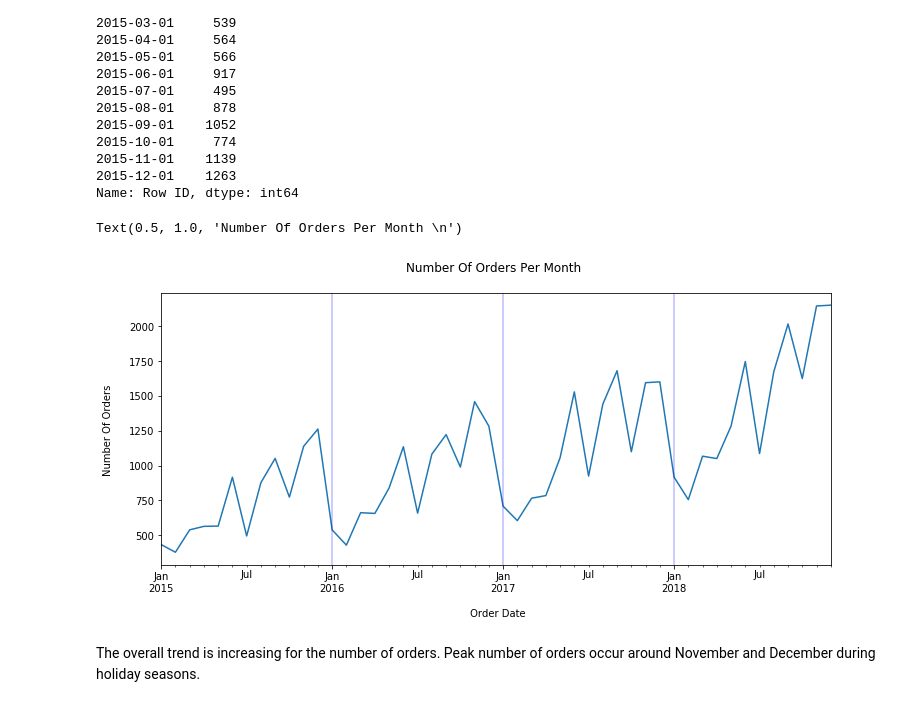
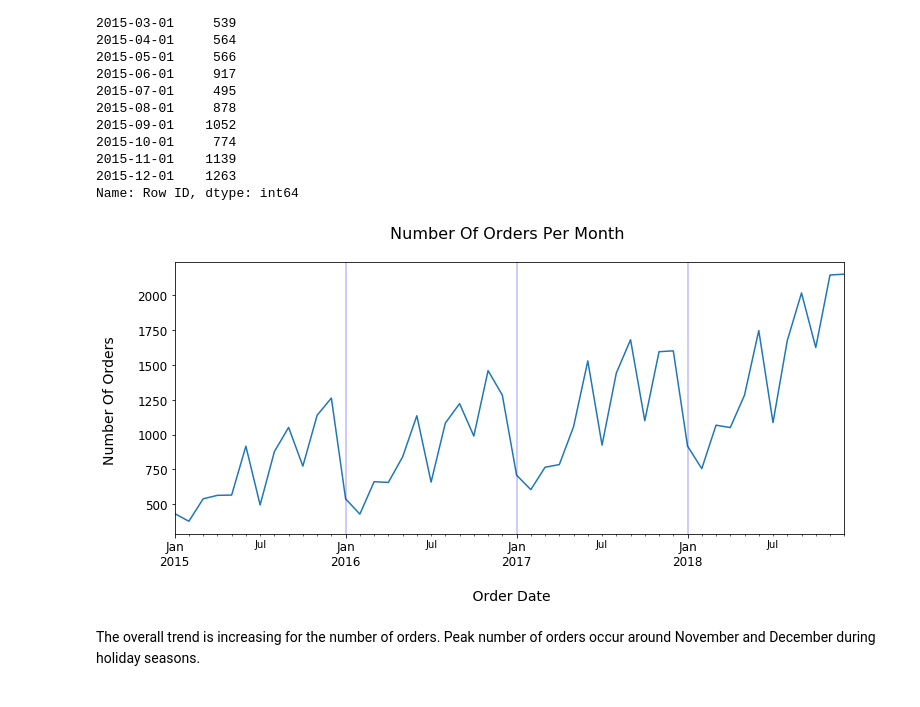
Before and after one commit to dk81/timeSeries_retailProject, a Jupyter notebook: retailsales_forecasting_rework_python_dku.ipynb, the cells around one changed output. Drawn from its saved outputs; the diff is of its cells as text; code cells hidden in the pictures.

```diff
--- a/retailsales_forecasting_rework_python_dku.ipynb
+++ b/retailsales_forecasting_rework_python_dku.ipynb
@@ -162,0 +178,2 @@ memory usage: 9.0+ MB
+# %%
+retail_data['Order_Year'] = retail_data['Order Date'].astype('datetime64[Y]')
@@ -192,18 +244,27 @@ Name: Row ID, dtype: int64
 # %%
 # Number of Monthly Orders
 
 orders_permonth.plot(figsize = (12, 5))
-plt.xlabel('\n Order Date')
-plt.ylabel('Number Of Orders \n')
+plt.xlabel('\n Order Date', size = 14)
+plt.ylabel('Number Of Orders \n', size = 14)
 
 # Vertical lines at start of each year
 plt.axvline(x = '2016-01-01', linewidth=2, color='blue', alpha = 0.2)
 plt.axvline(x = '2017-01-01', linewidth=2, color='blue', alpha = 0.2)
 plt.axvline(x = '2018-01-01', linewidth=2, color='blue', alpha = 0.2)
-plt.title('Number Of Orders Per Month \n')
+
+# Labels and ticks:
+
+plt.xticks(size = 12)
+plt.yticks(size = 12)
+
+plt.title('Number Of Orders Per Month \n', size = 16)
+
+# Save image:
+
+plt.savefig('numOrders_monthly', bbox_inches='tight', dpi = 300)
 # %% [output]
-Text(0.5, 1.0, 'Number Of Orders Per Month \n')
-[figure, old version]
+[figure, new version]
 # %% [markdown]
 The overall trend is increasing for the number of orders. Peak number of orders occur around November and December during holiday seasons.
 # %% [markdown]
```
Also changed, not shown: parts of 28 cells of this notebook.
